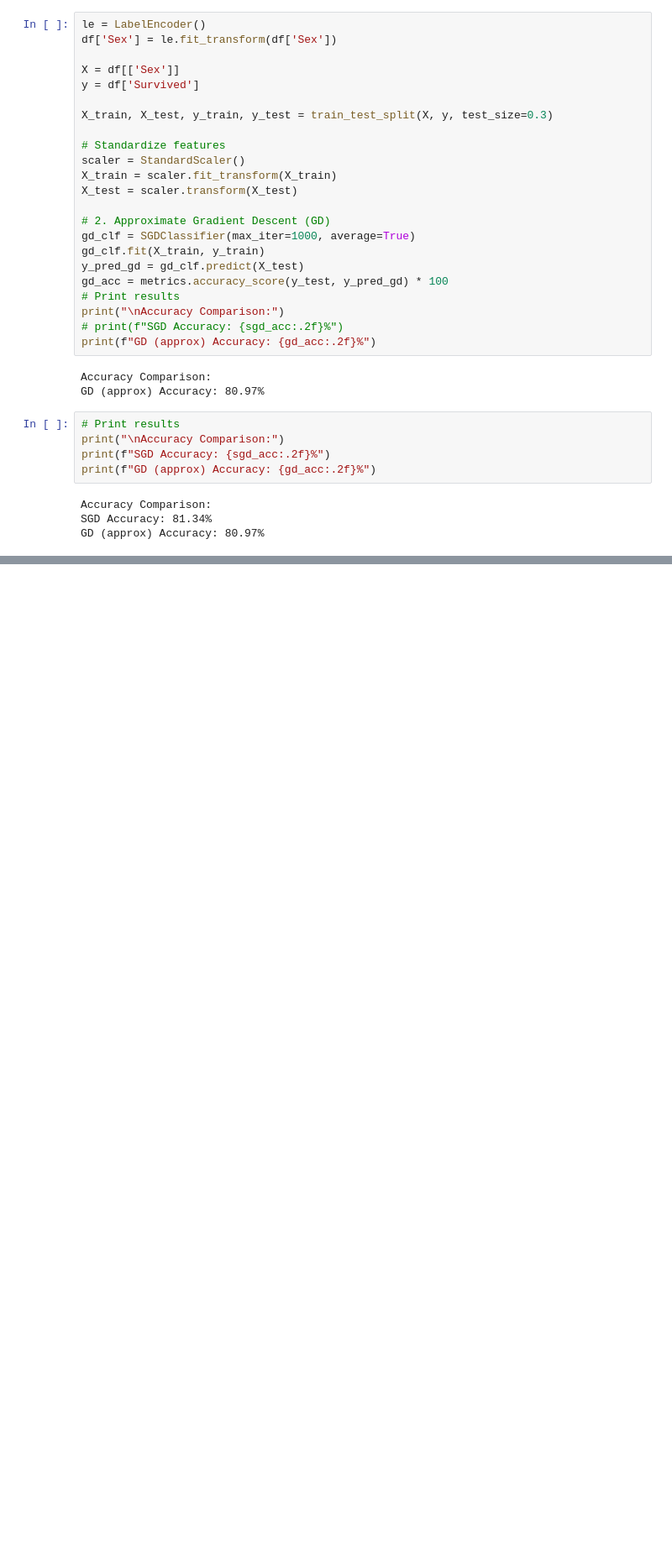
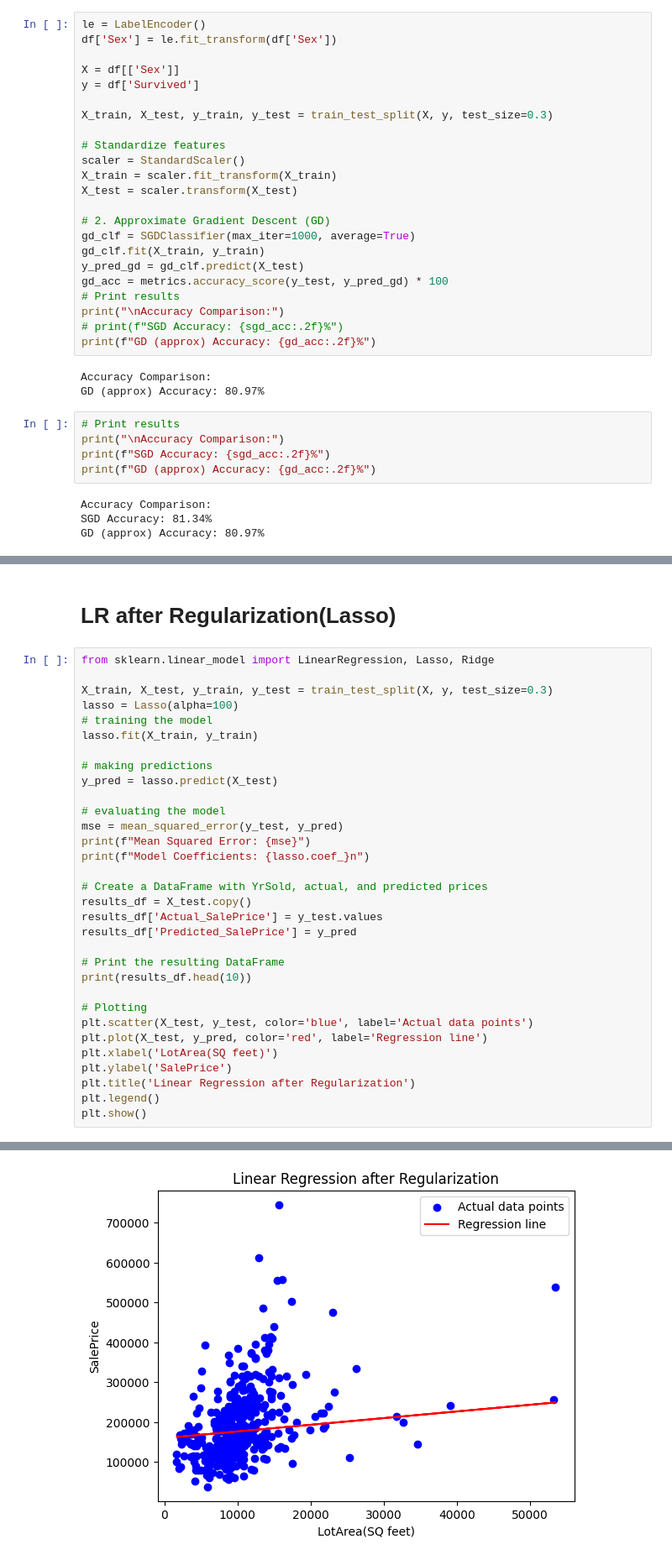
Before and after one commit to sashank1326/ML_Practice, a Jupyter notebook: Titanic_Ml_Features.ipynb, the cells around one changed output, grey strips where cells are left out. Shown: that part at 84% size. Saved outputs shown, nothing was run; the diff lists cells and outputs as text; blank space fills up the shorter version.

```diff
--- a/Titanic_Ml_Features.ipynb
+++ b/Titanic_Ml_Features.ipynb
@@ -545,0 +743,35 @@ GD (approx) Accuracy: 80.97%
+# %% [markdown]
+# **LR after Regularization(Lasso)**
+# %%
+from sklearn.linear_model import LinearRegression, Lasso, Ridge
+
+X_train, X_test, y_train, y_test = train_test_split(X, y, test_size=0.3)
+lasso = Lasso(alpha=100)
+# training the model
+lasso.fit(X_train, y_train)
+
+# making predictions
+y_pred = lasso.predict(X_test)
+
+# evaluating the model
+mse = mean_squared_error(y_test, y_pred)
+print(f"Mean Squared Error: {mse}")
+print(f"Model Coefficients: {lasso.coef_}n")
+
+# Create a DataFrame with YrSold, actual, and predicted prices
+results_df = X_test.copy()
+results_df['Actual_SalePrice'] = y_test.values
+results_df['Predicted_SalePrice'] = y_pred
+
+# Print the resulting DataFrame
+print(results_df.head(10))
+
+# Plotting
+plt.scatter(X_test, y_test, color='blue', label='Actual data points')
+plt.plot(X_test, y_pred, color='red', label='Regression line')
+plt.xlabel('LotArea(SQ feet)')
+plt.ylabel('SalePrice')
+plt.title('Linear Regression after Regularization')
+plt.legend()
+plt.show()
+# %% [output]
@@ -545,0 +791 @@ GD (approx) Accuracy: 80.97%
+[figure, added]
```
Also changed, not shown: parts of 26 cells of this notebook.
